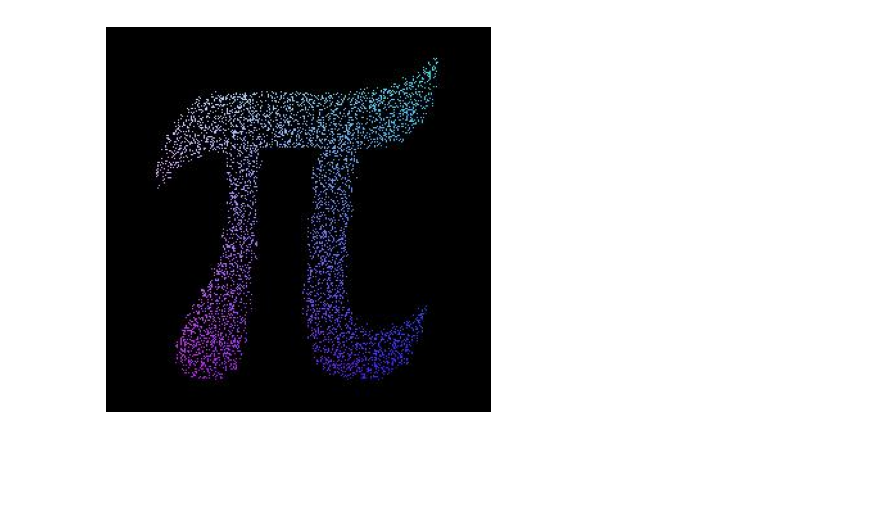
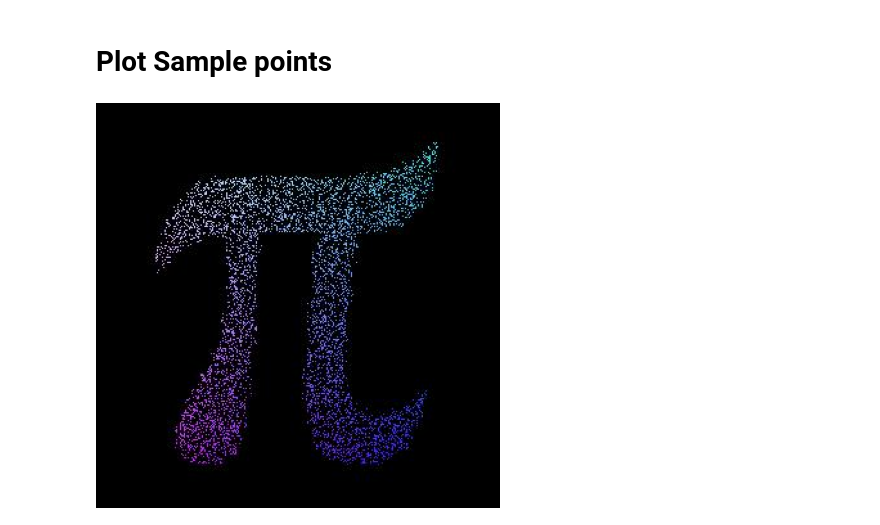
Before and after one commit to JackChen890311/PicCollage-Quiz-Jack-Chen, a Jupyter notebook: visualize.ipynb, the cells around one changed output. Saved outputs shown, nothing was run; the diff lists cells and outputs as text; code cells hidden in the pictures; blank space fills up the shorter version.

```diff
--- a/visualize.ipynb
+++ b/visualize.ipynb
@@ -17,11 +70,10 @@ image = load_image(CONFIG['data_path']['image'])
 with open(CONFIG['data_path']['output_samples'], 'rb') as f:
     samples = np.load(f)
 samples[:, 2:5] = np.clip(samples[:, 2:5], 0, 255)
-# %%
-plt.figure(figsize=(5, 5))
-plt.imshow(image / 255.0)
-plt.axis('off')
-plt.show()
-# %% [output]
-[figure, removed]
+# %% [markdown]
+# Plot Sample points
+# %%
+plot_image(image)
+# %% [output]
+[figure, added]
 # %%
```
Also changed, not shown: parts of 8 cells of this notebook, 11 other files.
